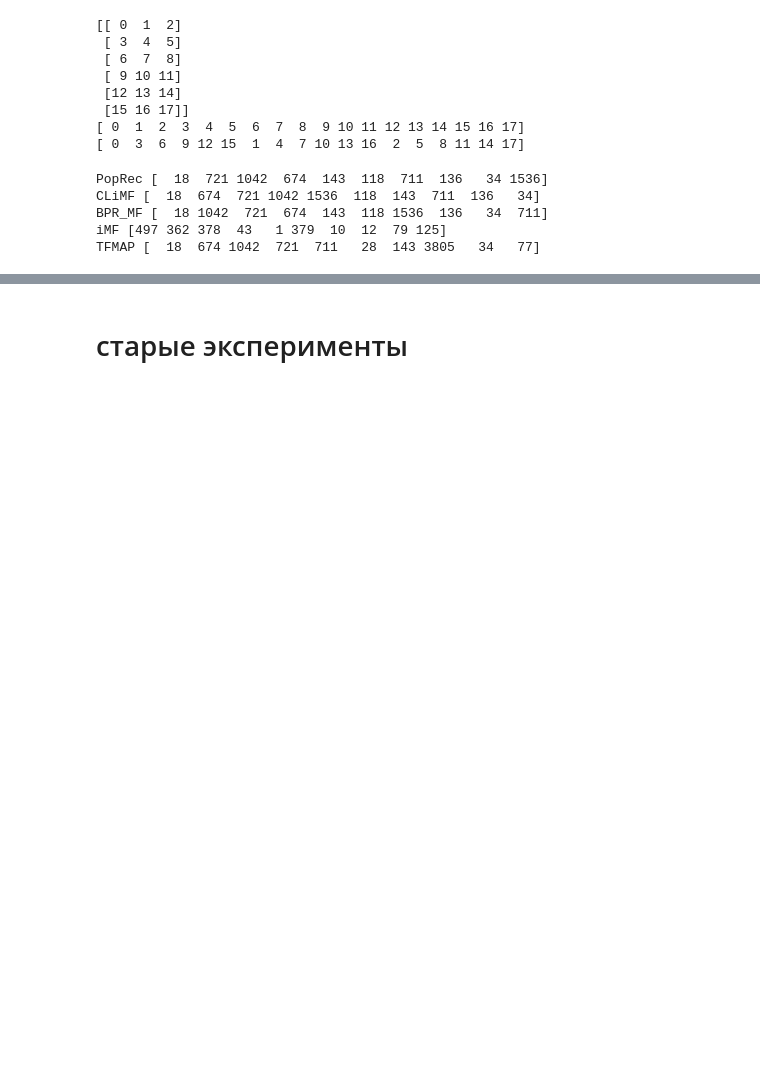
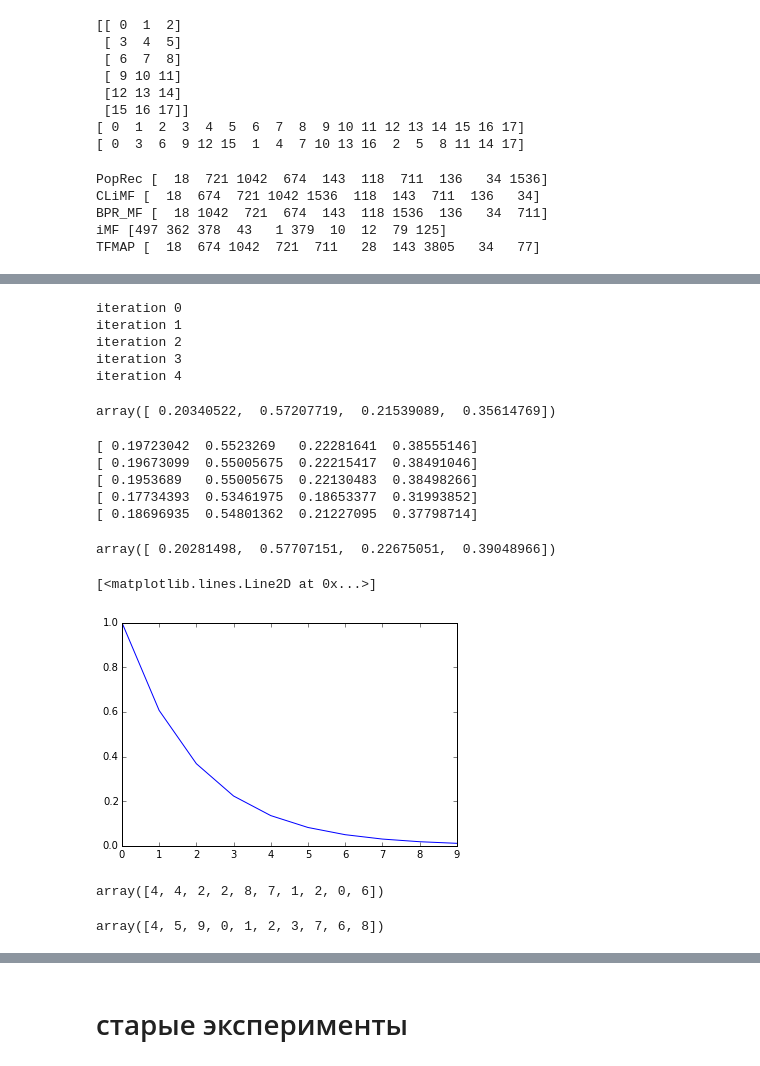
Before and after one commit to egorkudr1/diploma, a Jupyter notebook: rank_experiments.ipynb, the cells around one changed output, grey strips where cells are left out. Drawn from its saved outputs; the diff is of its cells as text; code cells hidden in the pictures; blank space fills up the shorter version.

Commit message:
add slashdot data set; add ensemble experiments

```diff
--- a/rank_experiments.ipynb
+++ b/rank_experiments.ipynb
@@ -484,0 +494,9 @@ print(np.unique(a))
+# %%
+ens5 = ensemble(list_cf, verbose=1)
+ens5.fit(train5)
+# %% [output]
+iteration 0
+iteration 1
+iteration 2
+iteration 3
+iteration 4
@@ -484,0 +505,23 @@ print(np.unique(a))
+# %%
+rankingmeasure.get_Kmetrics(train5, test5, rating_ens, True, K = 5)
+# %% [output]
+array([ 0.20340522,  0.57207719,  0.21539089,  0.35614769])
+# %%
+for cf in rating_ens.list_cf:
+    print(rankingmeasure.get_Kmetrics(train5, test5, cf, True, K = 5))
+# %% [output]
+[ 0.19723042  0.5523269   0.22281641  0.38555146]
+[ 0.19673099  0.55005675  0.22215417  0.38491046]
+[ 0.1953689   0.55005675  0.22130483  0.38498266]
+[ 0.17734393  0.53461975  0.18653377  0.31993852]
+[ 0.18696935  0.54801362  0.21227095  0.37798714]
+# %%
+rating_ens = rating_ensemble(ens5.list_cf)
+rankingmeasure.get_Kmetrics(train5, test5, rating_ens, True, K = 5)
+# %% [output]
+array([ 0.20281498,  0.57707151,  0.22675051,  0.39048966])
+# %%
+plt.plot(np.exp(-0.5 * np.arange(10)))
+# %% [output]
+[<matplotlib.lines.Line2D at 0x...>]
+[figure, added]
@@ -484,0 +531,8 @@ print(np.unique(a))
+# %%
+a
+# %% [output]
+array([4, 4, 2, 2, 8, 7, 1, 2, 0, 6])
+# %%
+np.argsort(-a)
+# %% [output]
+array([4, 5, 9, 0, 1, 2, 3, 7, 6, 8])
```
Also changed, not shown: parts of 29 cells of this notebook.
